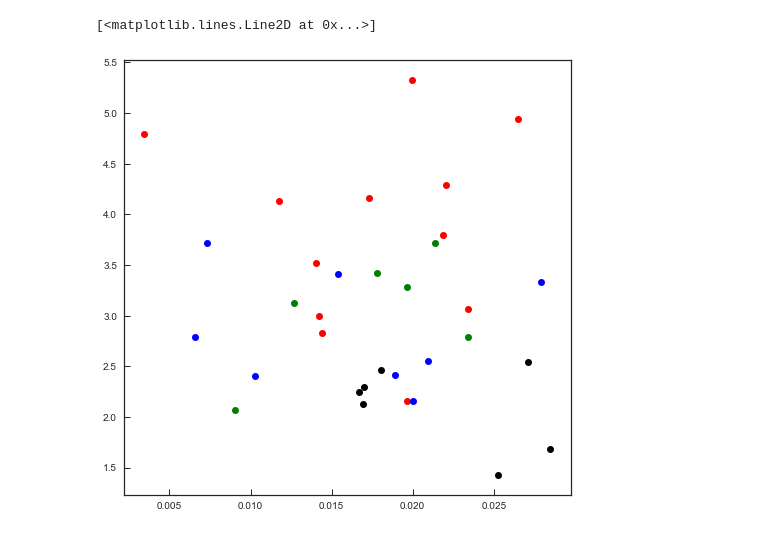
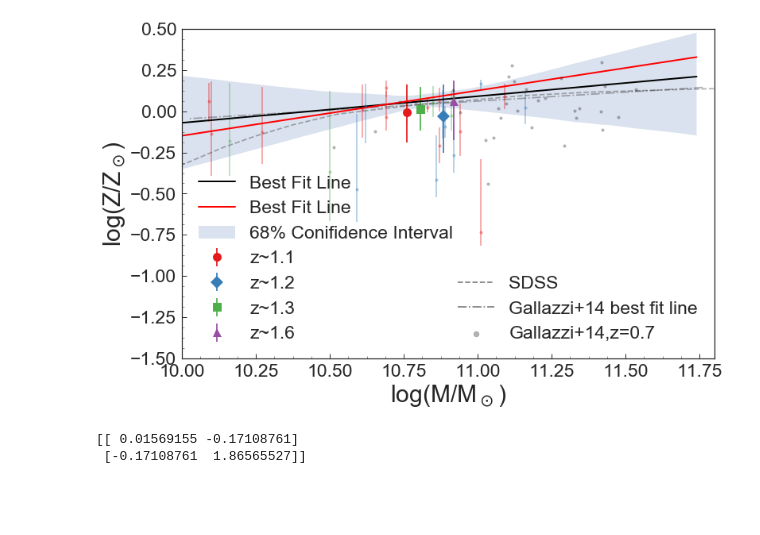
Before and after one commit to Vince-ec/Quiescent_analysis, a Jupyter notebook: scripts/test.ipynb, the cells around one changed output. Cells and saved outputs as stored; diff of their text form; code cells hidden in the pictures; blank space fills up the shorter version.

```diff
--- a/scripts/test.ipynb
+++ b/scripts/test.ipynb
@@ -29,14 +30,5 @@ mzDB = galDB.query('1.16 < hi_res_specz < 1.3')
 mzDB = mzDB.query('ids != 14713 and ids != 38126')
 hzDB = galDB.query('1.3 < hi_res_specz < 1.45')
 uhzDB = galDB.query('1.45 < hi_res_specz')
+gmtlDB = galDB.query('1.45 > hi_res_specz')
+gmtlDB = gmtlDB.query('ids != 14713 and ids != 38126')
-# %%
-%matplotlib inline
-
-plt.figure(figsize=[8,8])
-plt.plot(lzDB['Zx_dt'],lzDB['tx_dt'],'ro')
-plt.plot(mzDB['Zx_dt'],mzDB['tx_dt'],'bo')
-plt.plot(hzDB['Zx_dt'],hzDB['tx_dt'],'go')
-plt.plot(uhzDB['Zx_dt'],uhzDB['tx_dt'],'ko')
-# %% [output]
-[<matplotlib.lines.Line2D at 0x...>]
-[figure, removed]
@@ -42,0 +130,55 @@ plt.plot(uhzDB['Zx_dt'],uhzDB['tx_dt'],'ko')
+# %%
+###PLOT
+%matplotlib inline
+
+plt.figure(figsize=[12,8])
+currentAxis = plt.gca()
+
+####gallazzi points
+plt.plot(cv1x,cv1y,'--',zorder=1,color='k',alpha=.3,markersize=4)
+sdss=plt.axhline(y=5,linestyle='--',color='k',alpha=.5)
+plt.plot(cvx,cvy,zorder=2,linestyle='-.',color='k',alpha=.3,ms=4)
+galbf=plt.axhline(y=5,linestyle='-.',color='k',alpha=.5)
+plt.plot(logm,gmetal,'o',zorder=3,color='k',alpha=.3,markersize=4)
+galpts = plt.scatter(100,100,marker='o',zorder=3,color='k',alpha=.3)#,label='Gallazzi+14,z=0.7')
+legend1 = plt.legend([sdss,galbf,galpts],['SDSS','Gallazzi+14 best fit line','Gallazzi+14,z=0.7'],loc = 4,fontsize=23)
+currentAxis.add_artist(legend1)
+#####single galaxy points
+
+plt.errorbar(lzDB['lmass'],np.log10(lZ/0.019), yerr=[lzDB['Zx_-_sig_dt']/(lzDB['Zx_dt'] * np.log(10)),lzDB['Zx_+_sig_dt']/(lzDB['Zx_dt'] * np.log(10))]
+             ,color='#e41a1c',alpha=.4,ms=4,fmt='o')
+plt.errorbar(mzDB['lmass'],np.log10(mZ/0.019), yerr=[mzDB['Zx_-_sig_dt']/(mzDB['Zx_dt'] * np.log(10)),mzDB['Zx_+_sig_dt']/(mzDB['Zx_dt'] * np.log(10))]
+             ,color='#377eb8',alpha=.4,ms=4,fmt='o')
+plt.errorbar(hzDB['lmass'],np.log10(hZ/0.019), yerr=[hzDB['Zx_-_sig_dt']/(hzDB['Zx_dt'] * np.log(10)),hzDB['Zx_+_sig_dt']/(hzDB['Zx_dt'] * np.log(10))]
+             ,color='#4daf4a',alpha=.4,ms=4,fmt='o')
+plt.plot(samp,m_fit,'k',linewidth=2,label ='Best Fit Line')
+plt.plot(samp,lfit,'r',linewidth=2,label ='Best Fit Line')
+plt.fill_between(samp,low_ers,hi_ers,alpha = .2,label = '68% Conifidence Interval')
+
+plt.errorbar(np.median(lzDB['lmass']),np.log10(lmed/0.019), yerr=[[ller/(lmed * np.log(10))],[lher/(lmed * np.log(10))]],
+             color='#e41a1c',ms=11,fmt='o',label='z~1.1')
+plt.errorbar(np.median(mzDB['lmass']),np.log10(mmed/0.019),  yerr=[[mler/(mmed * np.log(10))],[mher/(mmed * np.log(10))]],
+             color='#377eb8',ms=11,fmt='D',label='z~1.2')
+plt.errorbar(np.median(hzDB['lmass']),np.log10(hmed/0.019),  yerr=[[hler/(hmed * np.log(10))],[hher/(hmed * np.log(10))]],
+             color='#4daf4a',ms=11,fmt='s',label='z~1.3')
+plt.errorbar(np.median(uhzDB['lmass']),np.log10(uhmed/0.019), yerr=[[uhler/(uhmed * np.log(10))],[uhher/(uhmed * np.log(10))]],
+             color='#984ea3',ms=11,fmt='^',label='z~1.6')
+
+plt.xlabel('log(M/M$_\odot$)',size=30)
+plt.ylabel('log(Z/Z$_\odot$)',size=30)
+plt.axis([10,11.8,-1.5,.5])
+plt.tick_params(axis='both', which='major', labelsize=23)
+plt.minorticks_on()
+
+plt.gcf().subplots_adjust(bottom=0.16)
+plt.legend(fontsize=23)
+plt.show()
+# plt.savefig('../plots/metalmass_featgroup_10-17.pdf',bbox_inches = 'tight')
+plt.close()
+# %% [output]
+[figure, added]
+# %%
+print cov
+# %% [output]
+[[ 0.01569155 -0.17108761]
+ [-0.17108761  1.86565527]]
```
Also changed, not shown: parts of 4 cells of this notebook, 3 other files.
